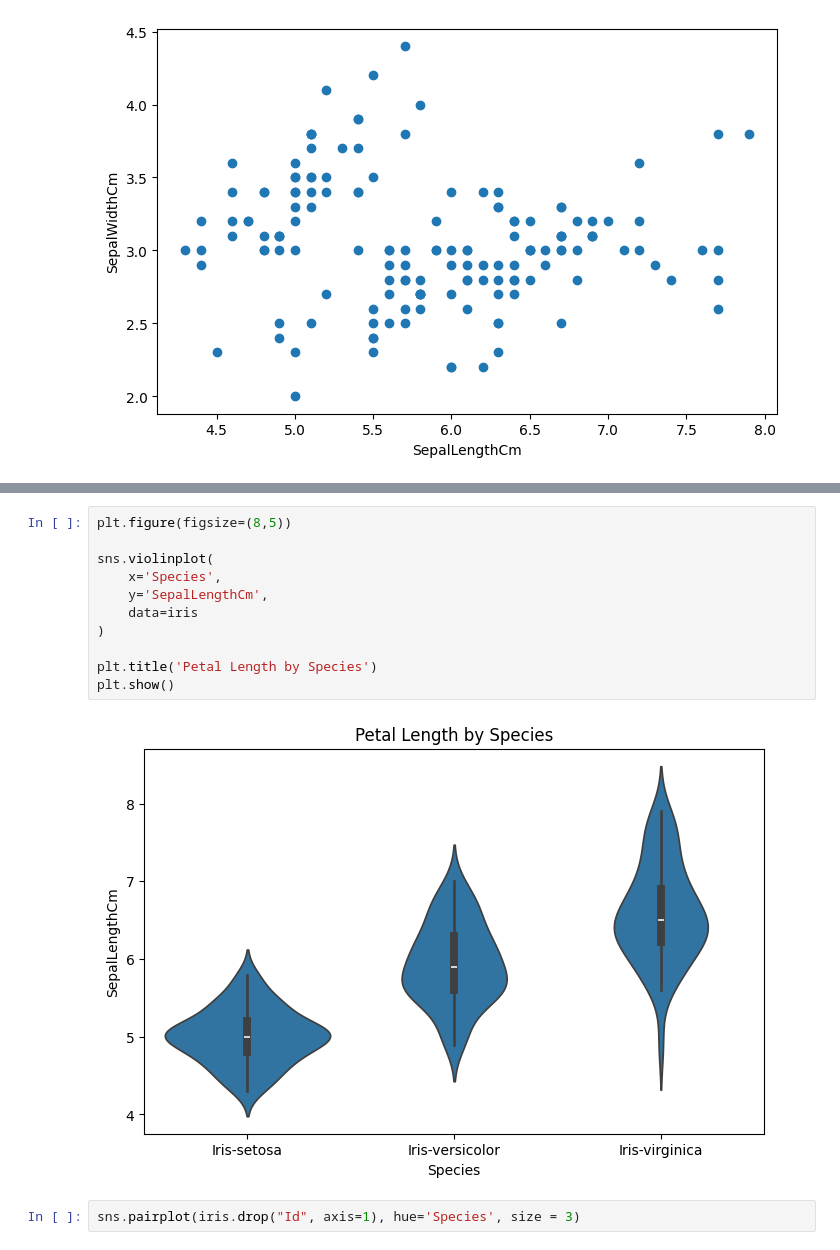
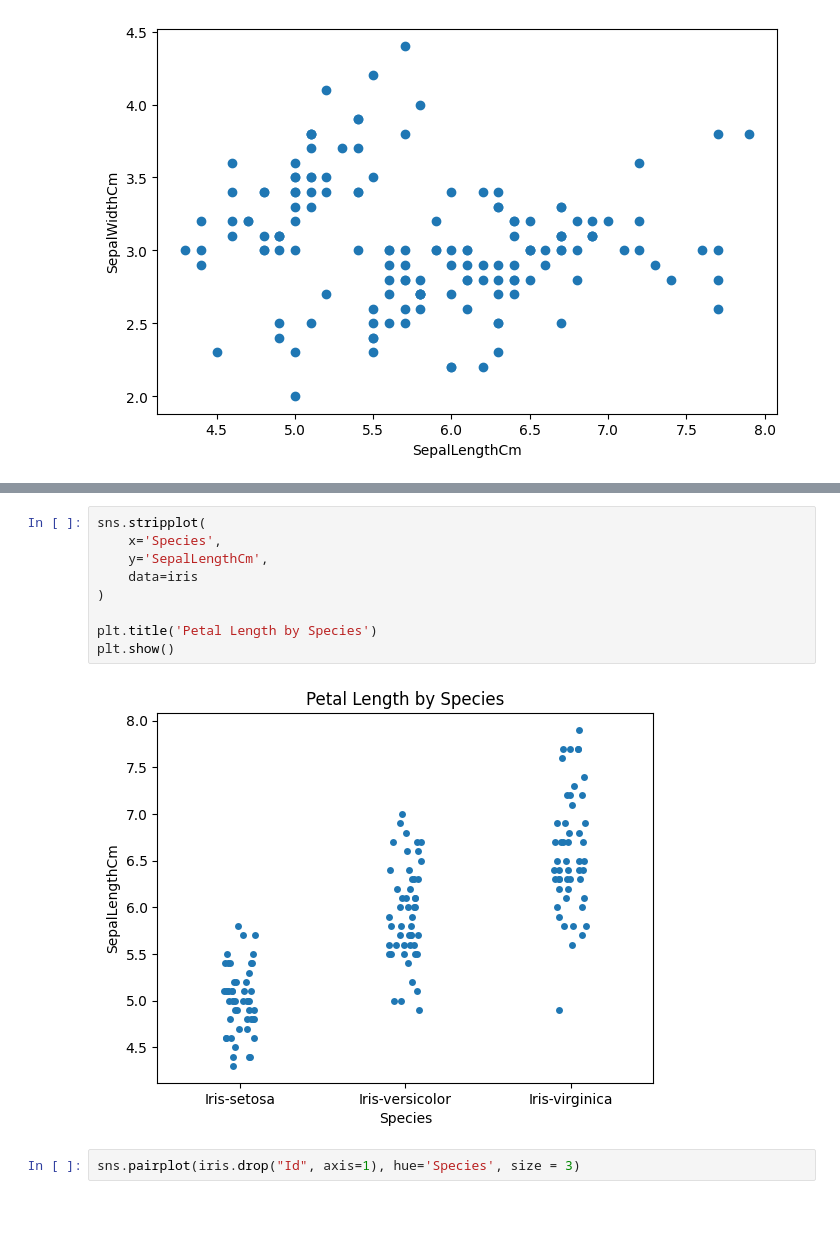
Before and after one commit to prathamesh20003/ml-notebooks, a Jupyter notebook: notebooks/Iris_clustering.ipynb, the cells around one changed output, grey strips where cells are left out. Drawn from its saved outputs; the diff is of its cells as text; blank space fills up the shorter version.

```diff
--- a/notebooks/Iris_clustering.ipynb
+++ b/notebooks/Iris_clustering.ipynb
@@ -130,18 +159,16 @@ plt.show()
 # %% [output]
 [figure]
 # %%
-plt.figure(figsize=(8,5))
-
-sns.violinplot(
+sns.stripplot(
     x='Species',
     y='SepalLengthCm',
     data=iris
 )
 
 plt.title('Petal Length by Species')
 plt.show()
 # %% [output]
-[figure, old version]
+[figure, new version]
 # %%
 sns.pairplot(iris.drop("Id", axis=1), hue='Species', size = 3)
 # %% [output]
```
Also changed, not shown: parts of 40 cells of this notebook, 2 other files.
